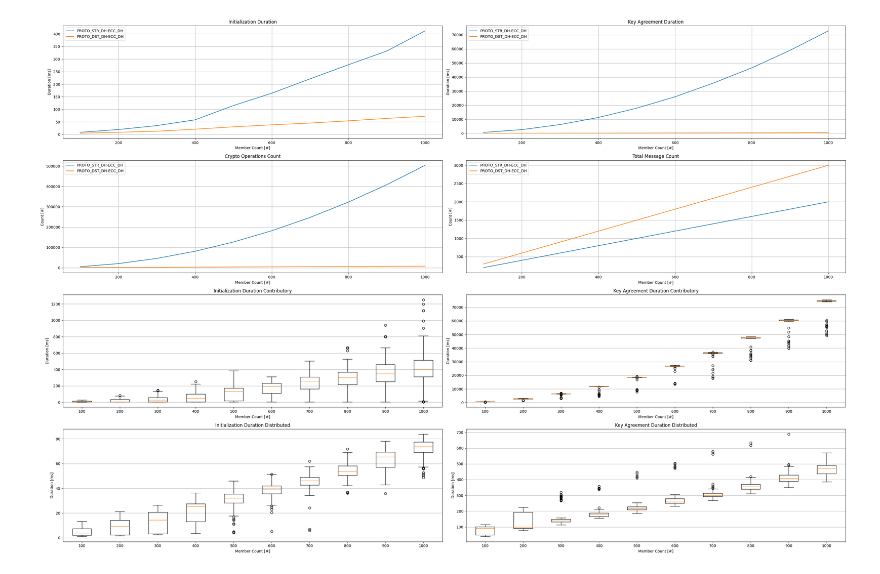
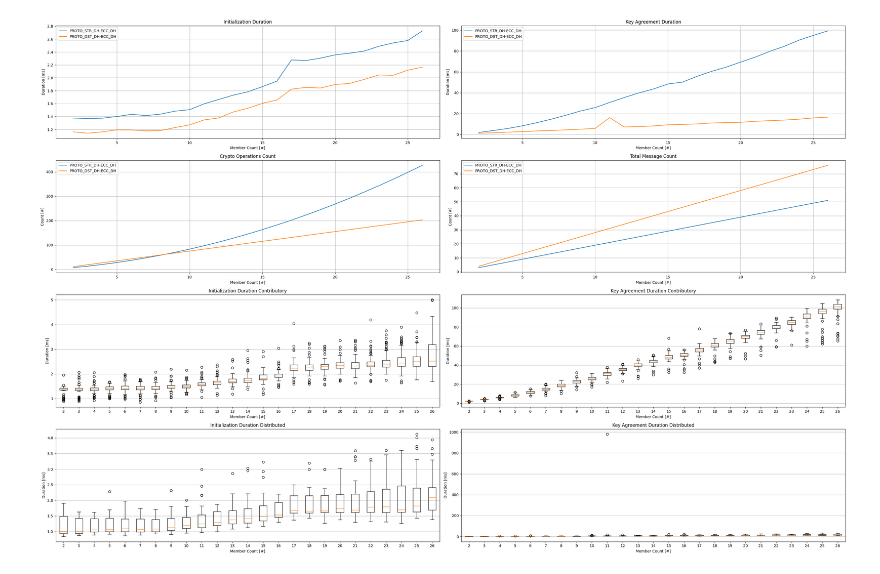
Before and after one commit to mehkir/dh-gka, a Jupyter notebook: eval_figure_scripts/evaluation.ipynb, the cells around one changed output. Saved outputs shown, nothing was run; the diff lists cells and outputs as text; code cells hidden in the pictures.

Commit message:
Add loop for 26 members results

```diff
--- a/eval_figure_scripts/evaluation.ipynb
+++ b/eval_figure_scripts/evaluation.ipynb
@@ -39,8 +39,11 @@ ax[3,1].set_xlabel('Member Count [#]')
 ax[3,1].set_ylabel('Duration [ms]')
 
 
-member_count_axis = np.linspace(100,1000,10)
-member_range = [i for i in range(100, 1100, 100)]
+# member_count_axis = np.linspace(100,1000,10)
+# member_range = [i for i in range(100, 1100, 100)]
+
+member_count_axis = np.linspace(2,26,25)
+member_range = [i for i in range(2, 27)]
 
 MESSAGE_COUNTS = ['FIND_MESSAGE_COUNT',
                   'OFFER_MESSAGE_COUNT',
@@ -68,7 +71,8 @@ for protocol in KEY_AGREEMENT_PROTOCOL:
         for member_count in member_range:
             # print("{}-{}-{}".format(protocol,algorithm,member_count))
             dataframes = []
-            for file_count in range(0,133):
+            # for file_count in range(0,133):
+            for file_count in range(0,100):
                 df_dh = pd.read_csv(filepath_or_buffer="../statistic_results/without_retransmissions/{}-{}-{}-#{}.csv".format(protocol,algorithm,member_count,file_count), header=0, sep=',', dtype=np.longlong)
                 df_dh['FULL_DURATION'] = df_dh['DURATION_END']-df_dh['DURATION_START']
                 df_dh['KEY_AGREEMENT_DURATION'] = df_dh['DURATION_END']-df_dh['KEY_AGREEMENT_START']
@@ -95,31 +99,31 @@ for protocol in KEY_AGREEMENT_PROTOCOL:
         key = "{}-{}".format(protocol,algorithm)
         boxplotdict[key] = boxplotlist
 
 contributory_key = 'PROTO_STR_DH-ECC_DH'
 contributory_initialization_data = [df['INITIALIZATION_DURATION']/1000_000 for df in boxplotdict[contributory_key]]
 contributory_keyagreement_data = [df['KEY_AGREEMENT_DURATION']/1000_000 for df in boxplotdict[contributory_key]]
 ax[2,0].boxplot(contributory_initialization_data, labels=member_range)
 ax[2,1].boxplot(contributory_keyagreement_data, labels=member_range)
 
 distributed_key = 'PROTO_DST_DH-ECC_DH'
 distributed_initialization_data = [df['INITIALIZATION_DURATION']/1000_000 for df in boxplotdict[distributed_key]]
 distributed_keyagreement_data = [df['KEY_AGREEMENT_DURATION']/1000_000 for df in boxplotdict[distributed_key]]
 ax[3,0].boxplot(distributed_initialization_data, labels=member_range)
 ax[3,1].boxplot(distributed_keyagreement_data, labels=member_range)
 
 fig.tight_layout()
 ax[0,0].legend()
 ax[0,0].grid(True)
 ax[0,1].legend()
 ax[0,1].grid(True)
 ax[1,0].legend()
 ax[1,0].grid(True)
 ax[1,1].legend()
 ax[1,1].grid(True)
 ax[2,0].yaxis.grid(True)
 ax[2,1].yaxis.grid(True)
 ax[3,0].yaxis.grid(True)
 ax[3,1].yaxis.grid(True)
 plt.show()
 # %% [output]
-[figure, old version]
+[figure, new version]
```
